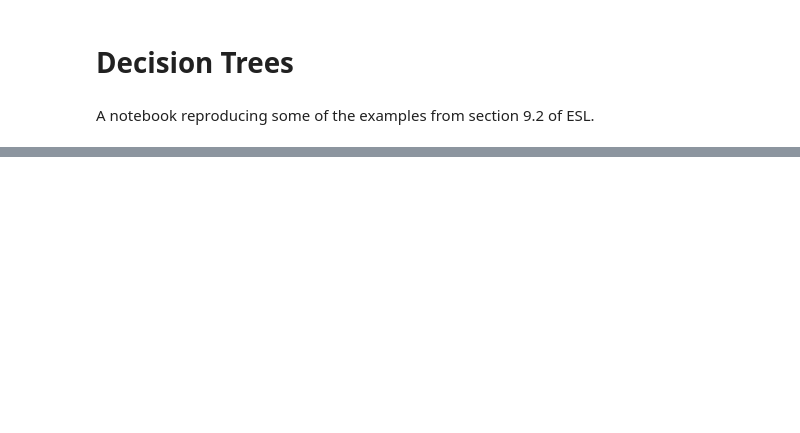
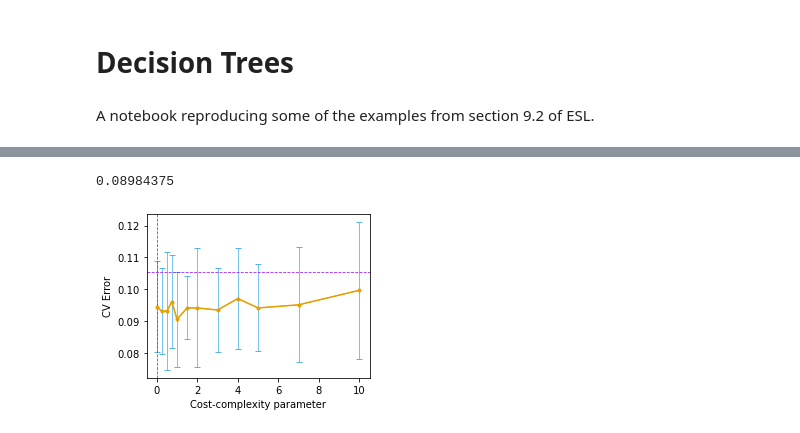
Before and after one commit to mpernow/ml-algos, a Jupyter notebook: mlalgos/example_notebooks/trees.ipynb, the cells around one changed output, grey strips where cells are left out. Drawn from its saved outputs; the diff is of its cells as text; code cells hidden in the pictures; blank space fills up the shorter version.

Commit message:
example with spam data for classification tree

```diff
--- a/mlalgos/example_notebooks/trees.ipynb
+++ b/mlalgos/example_notebooks/trees.ipynb
@@ -34,0 +101,39 @@ plt.show()
+# %%
+train_data = spam_data.iloc[train_inds]
+test_data = spam_data.iloc[test_inds]
+# %%
+X_spam_train = train_data[col_names[:-1]].to_numpy()
+y_spam_train = train_data[col_names[-1]].to_numpy()
+X_spam_test = test_data[col_names[:-1]].to_numpy()
+y_spam_test = test_data[col_names[-1]].to_numpy()
+# %%
+classification_tree = ClassificationTreePruned(2)
+classification_tree.fit(X_spam_train, y_spam_train)
+y_predicted = classification_tree.predict(X_spam_test)
+print(misclassification_error(y_spam_test, y_predicted))
+# %% [output]
+0.08984375
+# %%
+cv_means_tree = []
+cv_stds_tree = []
+alphas = [0., 0.25, 0.5, 0.75, 1.0, 1.5, 2., 3., 4., 5., 7., 10.]
+number_leaves = []
+for a in alphas:
+    tree = ClassificationTreePruned(a, max_depth=1000)
+    # Perform 10-fold cross-validation and record the mean and std
+    cv_splits = cross_validation_split(X_spam_train, y_spam_train, 10)
+    errs = []
+    for split in cv_splits:
+        tree.reset()
+        tree.fit(split['train']['X'], split['train']['y'])
+        errs.append(misclassification_error(split['test']['y'], tree.predict(split['test']['X'])))
+
+    # This will only be approximate since it may differ between trees
+    number_leaves.append(tree.get_number_terminal())
+
+    cv_means_tree.append(np.mean(errs))
+    cv_stds_tree.append(np.std(errs))
+# %%
+fig_subset = plot_cv_results(cv_means_tree, cv_stds_tree, alphas, 'Cost-complexity parameter')
+# %% [output]
+[figure, added]
```
Also changed, not shown: parts of 17 cells of this notebook, 1 other file.
